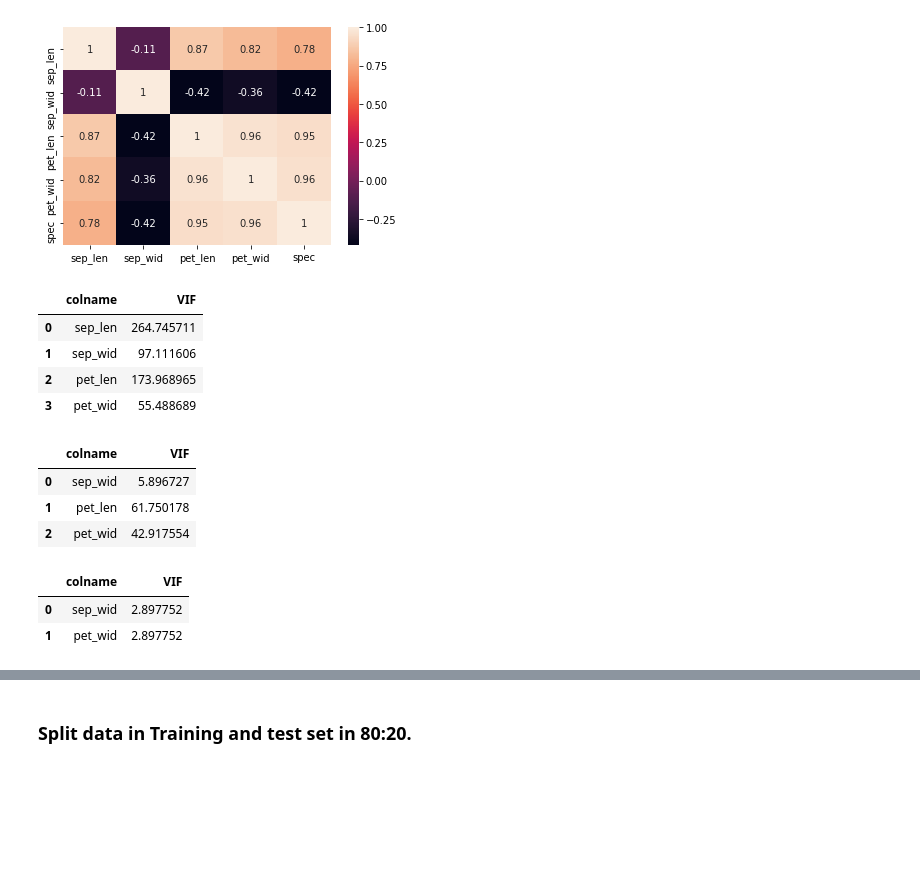
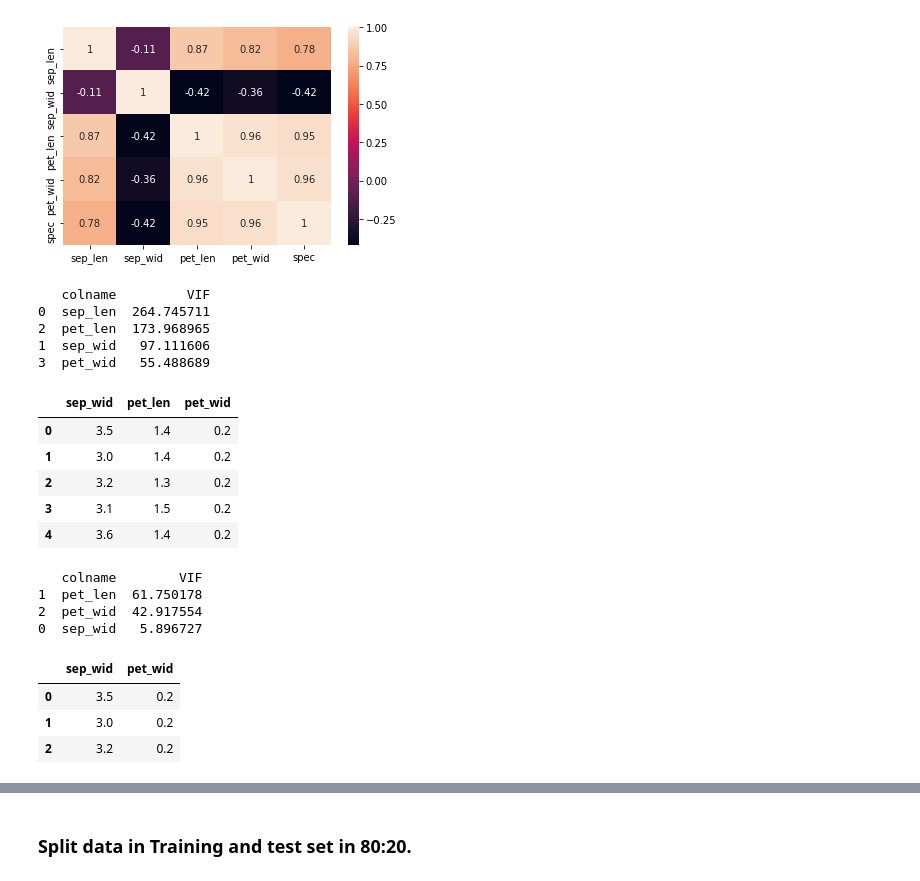
Before and after one commit to GreatLearningAIML1/bangalore-feb-batch-PadarbindaPuhan, a Jupyter notebook: R3_External_Lab_kNN_Naive_Bayes.ipynb, the cells around one changed output, grey strips where cells are left out. Saved outputs shown, nothing was run; the diff lists cells and outputs as text; code cells hidden in the pictures; blank space fills up the shorter version.

```diff
--- a/R3_External_Lab_kNN_Naive_Bayes.ipynb
+++ b/R3_External_Lab_kNN_Naive_Bayes.ipynb
@@ -307,39 +307,43 @@ sns.heatmap(iris.corr(),annot=True)
 # %% [output]
 <matplotlib.axes._subplots.AxesSubplot at 0x...>
 [figure]
-# %%
-X_vif = X.copy()
-vif_df = pd.DataFrame()
-vif_df["colname"] = X_vif.columns
-vif_df["VIF"] = [variance_inflation_factor(X_vif.values, i) for i in range(X_vif.shape[1])]
-vif_df
-# %% [output]
-|  | colname | VIF |
-| 0 | sep_len | 264.745711 |
-| 1 | sep_wid | 97.111606 |
-| 2 | pet_len | 173.968965 |
-| 3 | pet_wid | 55.488689 |
-# %%
-#dropping sepal length as it has max vif value
-X_vif = X_vif.drop('sep_len',axis=1)
-X_vif.head()
-vif_df = pd.DataFrame()
-vif_df["colname"] = X_vif.columns
-vif_df["VIF"] = [variance_inflation_factor(X_vif.values, i) for i in range(X_vif.shape[1])]
-vif_df
-# %% [output]
-|  | colname | VIF |
-| 0 | sep_wid | 5.896727 |
-| 1 | pet_len | 61.750178 |
-| 2 | pet_wid | 42.917554 |
-# %%
-#dropping petal length as it has max vif value
-X_vif = X_vif.drop('pet_len',axis=1)
-vif_df = pd.DataFrame()
-vif_df["colname"] = X_vif.columns
-vif_df["VIF"] = [variance_inflation_factor(X_vif.values, i) for i in range(X_vif.shape[1])]
-vif_df
-# %% [output]
-|  | colname | VIF |
-| 0 | sep_wid | 2.897752 |
-| 1 | pet_wid | 2.897752 |
+# %%
+X_vif = X.copy()
+#this function will get the VIF and drop the column which have VIF greater than 10
+def get_vif(df):
+    vif_df = pd.DataFrame()
+    vif_df["colname"] = df.columns
+    vif_df["VIF"] = [variance_inflation_factor(df.values, i) for i in range(df.shape[1])]
+    vif_df.sort_values('VIF',inplace=True,ascending=False)
+    print(vif_df)
+    if (vif_df.iloc[0,1] > 10):
+        df = df.drop([vif_df.iloc[0,0]],axis=1)
+    return(df)
+X_vif = get_vif(X_vif)
+X_vif.head()
+#dropped sepal length due to high VIF
+# %% [output]
+   colname         VIF
+0  sep_len  264.745711
+2  pet_len  173.968965
+1  sep_wid   97.111606
+3  pet_wid   55.488689
+|  | sep_wid | pet_len | pet_wid |
+| 0 | 3.5 | 1.4 | 0.2 |
+| 1 | 3.0 | 1.4 | 0.2 |
+| 2 | 3.2 | 1.3 | 0.2 |
+| 3 | 3.1 | 1.5 | 0.2 |
+| 4 | 3.6 | 1.4 | 0.2 |
+# %%
+X_vif = get_vif(X_vif)
+X_vif.head(3)
+#dropped petal length due to high VIF
+# %% [output]
+   colname        VIF
+1  pet_len  61.750178
+2  pet_wid  42.917554
+0  sep_wid   5.896727
+|  | sep_wid | pet_wid |
+| 0 | 3.5 | 0.2 |
+| 1 | 3.0 | 0.2 |
+| 2 | 3.2 | 0.2 |
```
Also changed, not shown: parts of 5 cells of this notebook.
